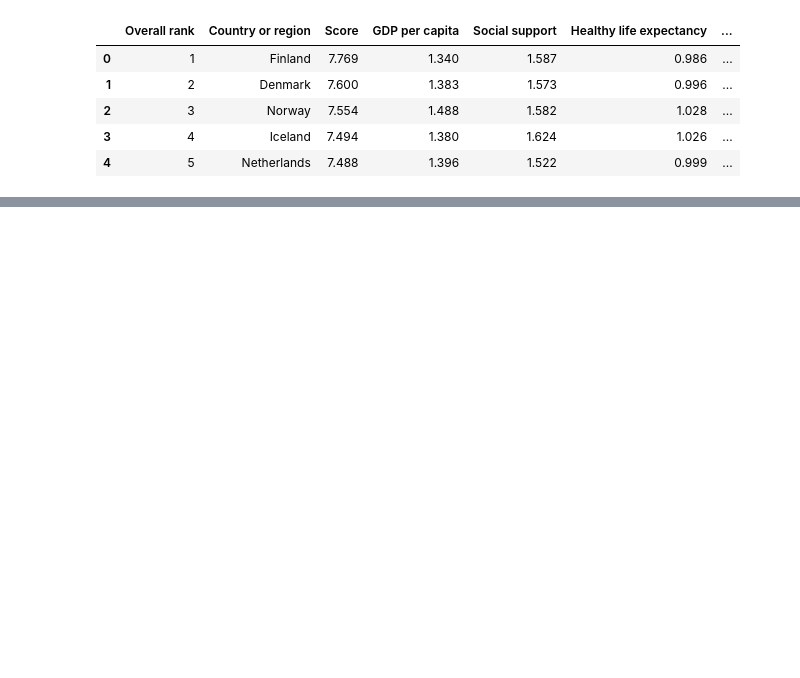
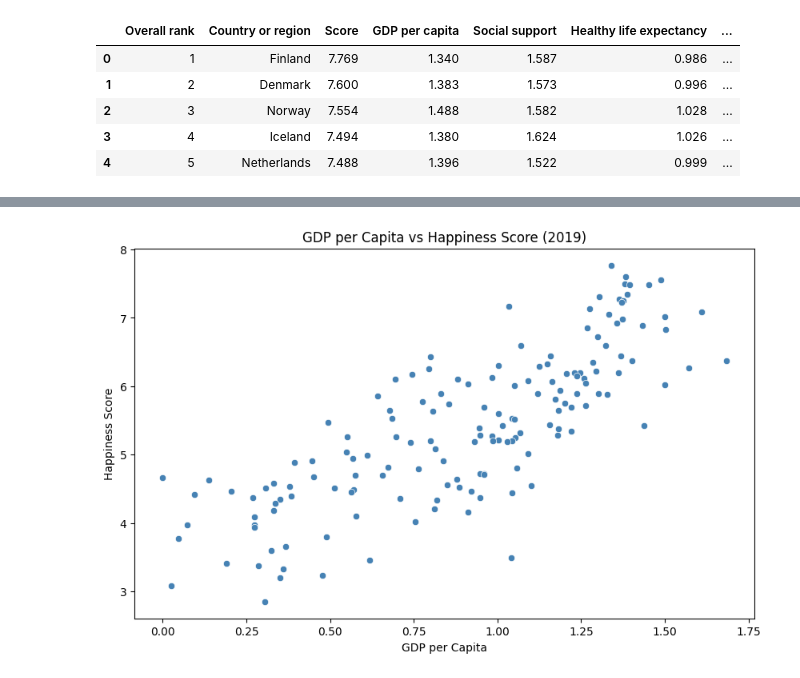
Before and after one commit to ambatuCode887/happiness_index_analysis, a Jupyter notebook: EDA.ipynb, the cells around one changed output, grey strips where cells are left out. Cells and saved outputs as stored; diff of their text form; code cells hidden in the pictures; blank space fills up the shorter version.

```diff
--- a/EDA.ipynb
+++ b/EDA.ipynb
@@ -19,0 +30,10 @@ KeyError: 'Happiness Score'
+# %%
+plt.figure(figsize=(10, 6))
+sns.scatterplot(data=df, x='GDP per capita', y='Score', color='steelblue')
+
+plt.title('GDP per Capita vs Happiness Score (2019)')
+plt.xlabel('GDP per Capita')
+plt.ylabel('Happiness Score')
+plt.show()
+# %% [output]
+[figure, added]
```
Also changed, not shown: parts of 2 cells of this notebook.
